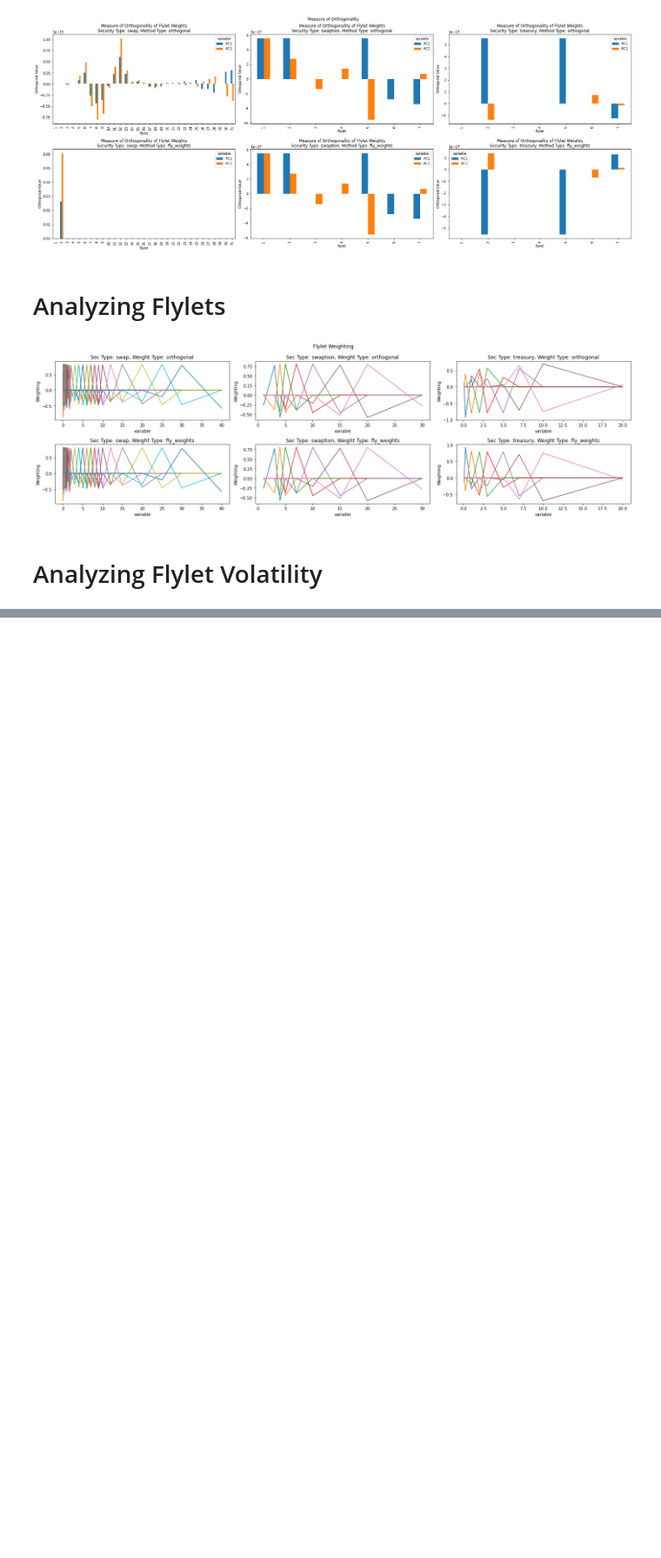
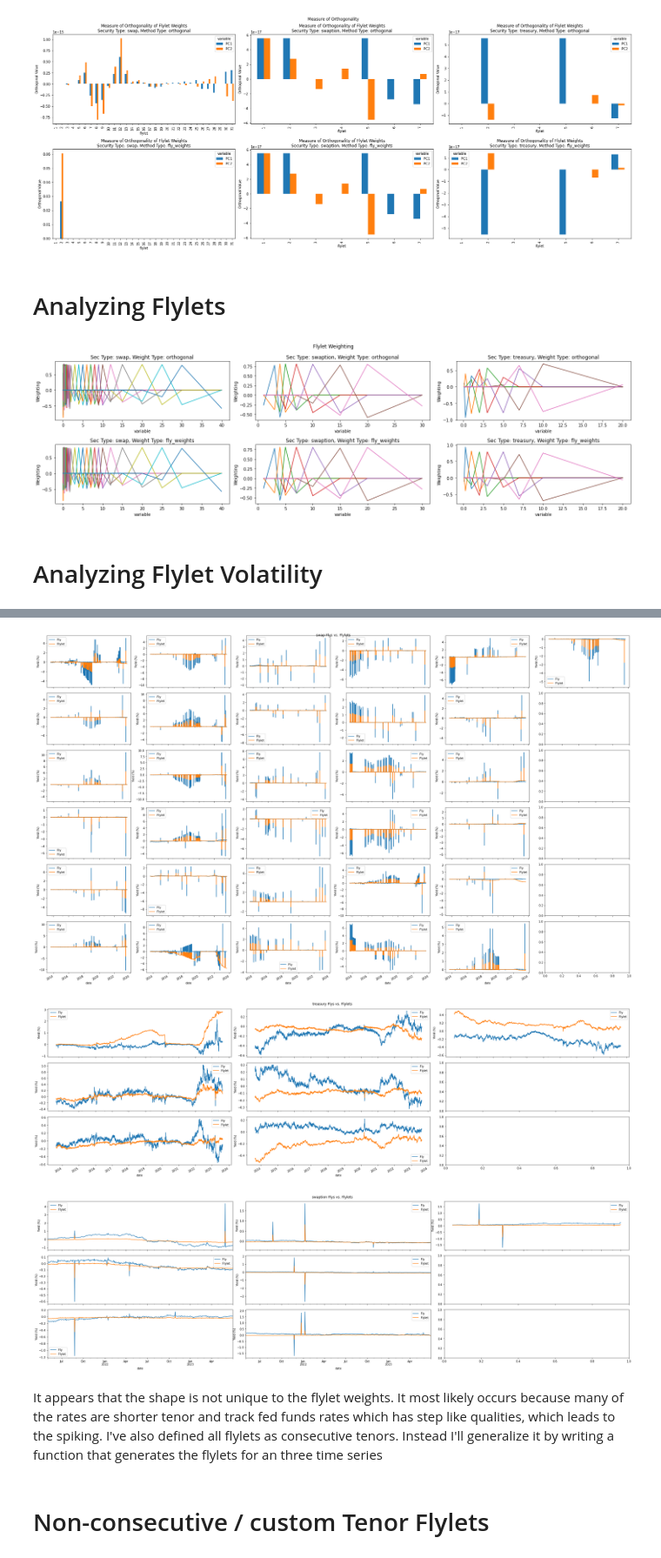
Before and after one commit to diegodalvarez/PCAFlylet, a Jupyter notebook: model.ipynb, the cells around one changed output, grey strips where cells are left out. Shown at 87% size. Saved outputs shown, nothing was run; the diff lists cells and outputs as text; code cells hidden in the pictures; blank space fills up the shorter version.

```diff
--- a/model.ipynb
+++ b/model.ipynb
@@ -534,0 +626,54 @@ plt.tight_layout()
+# %%
+df_flylet_rate_compare = (df_tenors.merge(
+    right = df_fly_compare, how = "inner", on = ["maturity", "sec_type"]).
+    assign(
+        fly_rate = lambda x: x.fly_weight * x.value,
+        flylet_rate = lambda x: x.flylet_weight * x.value)
+    [["date", "flylet", "sec_type", "fly_rate", "flylet_rate"]].
+    groupby(["date", "flylet", "sec_type"]).
+    agg("sum").
+    reset_index())
+# %%
+sec_types = df_flylet_rate_compare.sec_type.drop_duplicates().to_list()
+
+for sec_type in sec_types:
+
+    df_tmp = (df_flylet_rate_compare.query(
+        "sec_type == @sec_type").
+        drop(columns = ["sec_type"]))
+
+    flylets = df_tmp.flylet.drop_duplicates().to_list()
+    side_len = int(np.sqrt(len(flylets))) + 1
+
+    fig, axes = plt.subplots(ncols = side_len, nrows = side_len, figsize = (30, side_len * 3))
+
+    i,j = 0,0
+    for flylet in flylets:
+
+        (df_tmp.query(
+            "flylet == @flylet").
+            drop(columns = ["flylet"]).
+            set_index("date").
+            rename(columns = {
+                "fly_rate": "Fly",
+                "flylet_rate": "Flylet"}).
+            plot(
+                ax = axes[i,j],
+                sharex = True,
+                ylabel = "Yield (%)"))
+
+        if i == side_len - 1:
+            i = 0
+            j += 1
+
+        else: i += 1
+    fig.suptitle("{} Flys vs. Flylets".format(sec_type))
+    plt.tight_layout()
+# %% [output]
+[figure, added]
+[figure, added]
+[figure, added]
+# %% [markdown]
+It appears that the shape is not unique to the flylet weights. It most likely occurs because many of the rates are shorter tenor and track fed funds rates which has step like qualities, which leads to the spiking. I've also defined all flylets as consecutive tenors. Instead I'll generalize it by writing a function that generates the flylets for an three time series
+# %% [markdown]
+# Non-consecutive / custom Tenor Flylets
```
Also changed, not shown: parts of 11 cells of this notebook.
